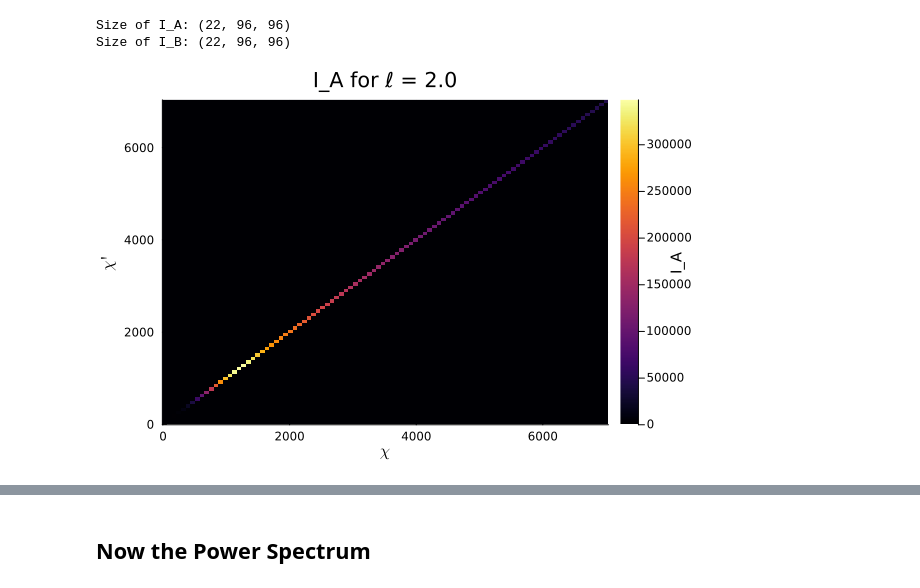
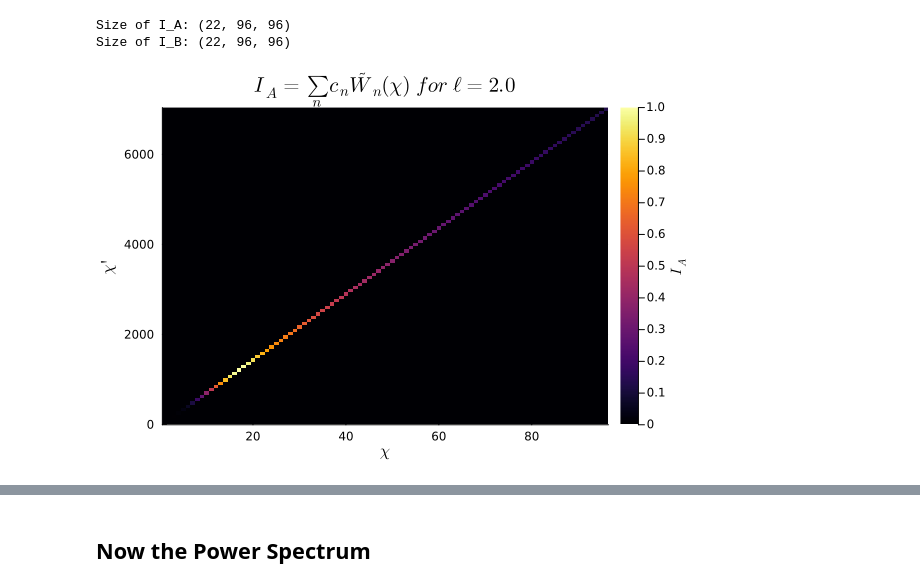
Before and after one commit to anvi-git/3D_Angular_Power_Spectrum, a Jupyter notebook: notebooks/new_beyond_BLAST.ipynb, the cells around one changed output, grey strips where cells are left out. Drawn from its saved outputs; the diff is of its cells as text; code cells hidden in the pictures.

```diff
--- a/notebooks/new_beyond_BLAST.ipynb
+++ b/notebooks/new_beyond_BLAST.ipynb
@@ -421,6 +403,12 @@ Size of I_B: (22, 96, 96)
 # %%
 #i want a heatmap of I_A for a fixed ℓ value, as a function of chi and chi'. i can use the Plots package to do this.
 nl_index = 1 # index for the ℓ value to plot
-heatmap(chi, chi', I_A[nl_index, :, :], xlabel=L"\chi", ylabel=L"\chi'", title="I_A for ℓ = $(ℓ[nl_index])", colorbar_title="I_A")
+heatmap(
+    1:n_chi, chi, I_A[nl_index, :, :]/maximum(I_A[nl_index, :, :]),
+    xlabel = L"\chi",
+    ylabel = L"\chi'",
+    title = L"I_A = \sum_n c_n \tilde{W}_n(\chi) \ for \ \ell = 2.0",
+    colorbar_title = L"I_A"
+)
 # %% [output]
-[figure, old version]
+[figure, new version]
```
Also changed, not shown: parts of 2 cells of this notebook.
